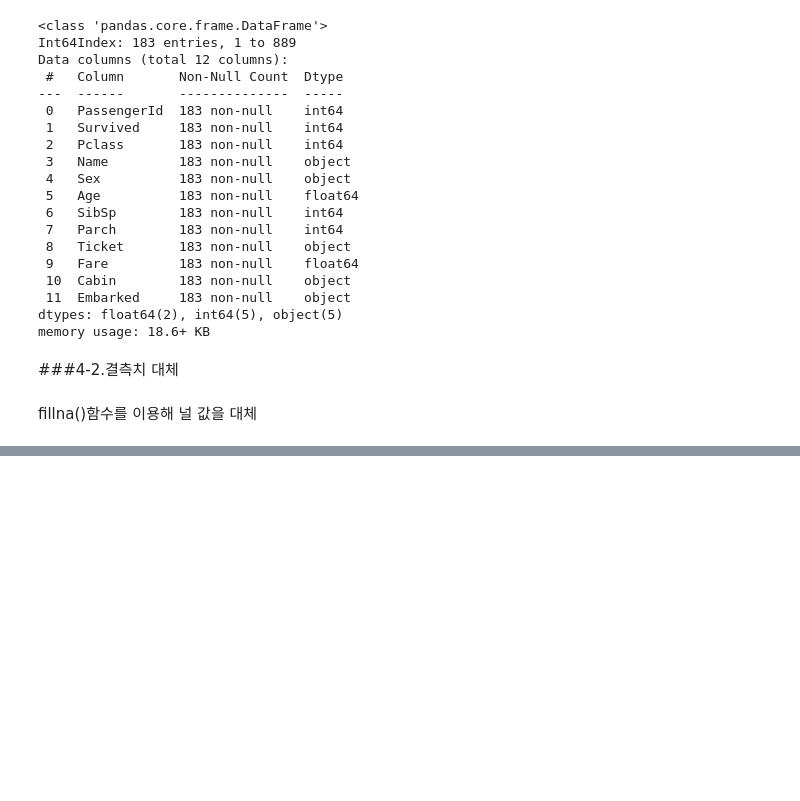
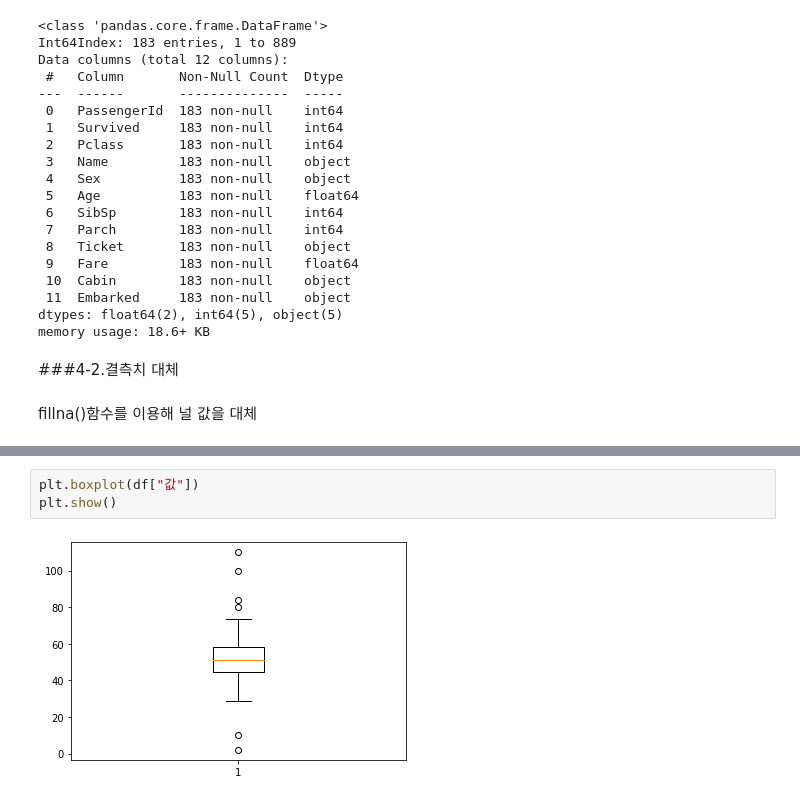
Before and after one commit to dydwns9436/BigData_Exam, a Jupyter notebook: Study_04.ipynb, the cells around one changed output, grey strips where cells are left out. Saved outputs shown, nothing was run; the diff lists cells and outputs as text; blank space fills up the shorter version.

```diff
--- a/Study_04.ipynb
+++ b/Study_04.ipynb
@@ -612,0 +712,5 @@ print(df["Age"].isnull().sum())             # Age 컬럼의 결측치 개수
+# %%
+plt.boxplot(df["값"])
+plt.show()
+# %% [output]
+[figure, added]
```
Also changed, not shown: parts of 27 cells of this notebook.
